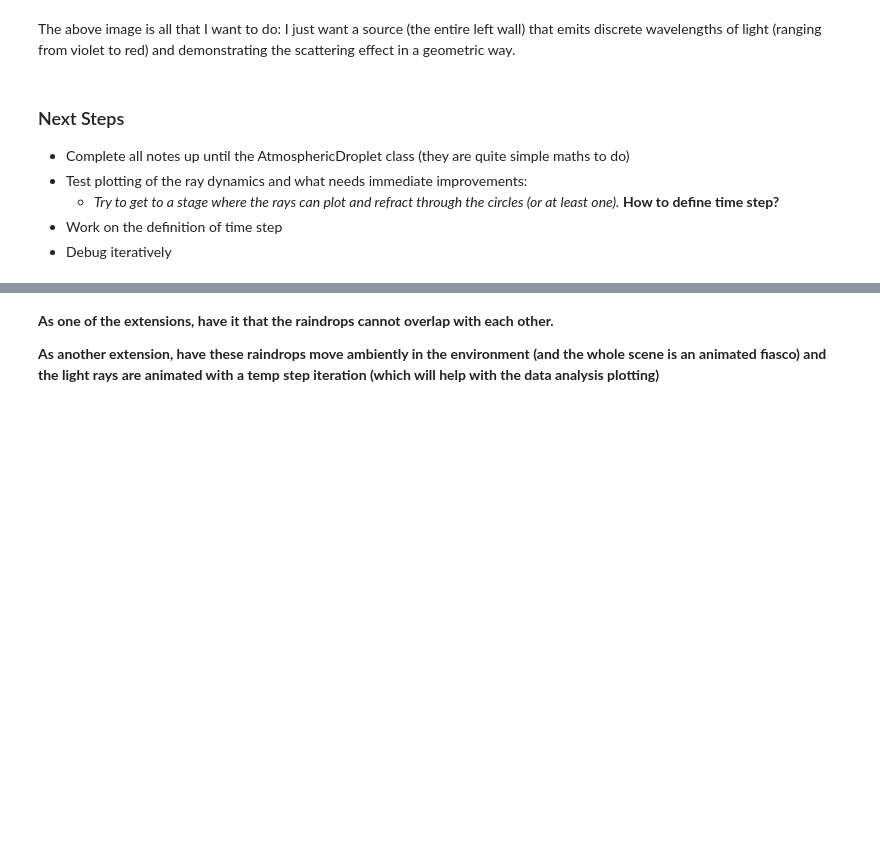
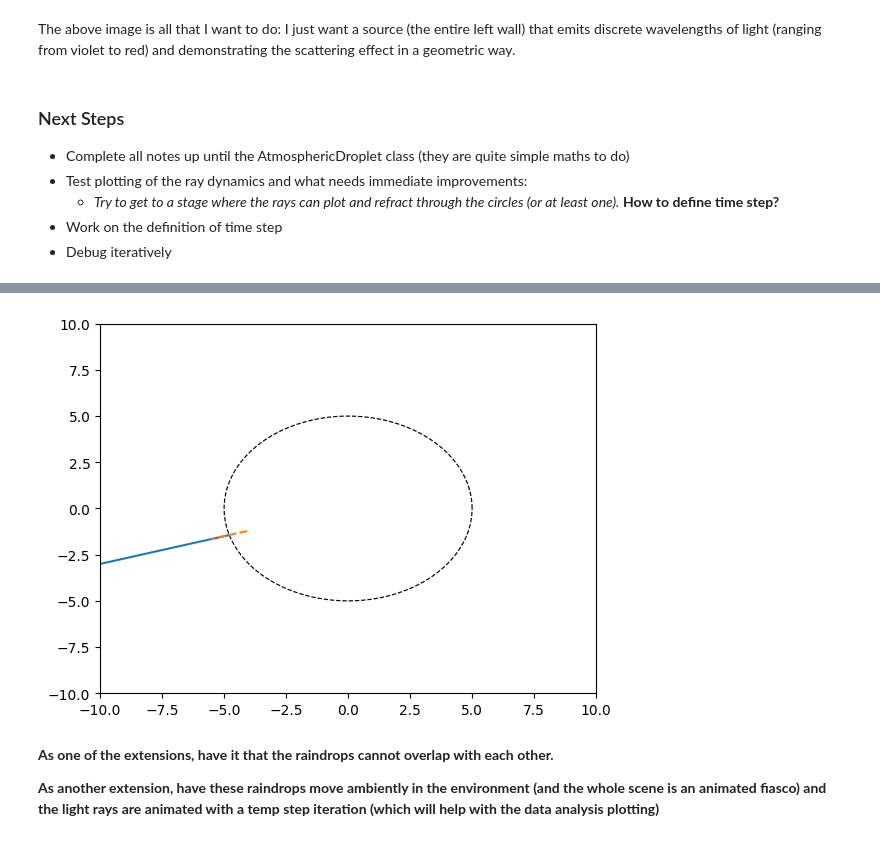
Before and after one commit to CorinnnaZ/CompChallenge, a Jupyter notebook: extension.ipynb, the cells around one changed output, grey strips where cells are left out. Saved outputs shown, nothing was run; the diff lists cells and outputs as text; code cells hidden in the pictures; blank space fills up the shorter version.

Commit message:
Still many errors

```diff
--- a/extension.ipynb
+++ b/extension.ipynb
@@ -463,0 +396,84 @@ ValueError: x and y must have same first dimension, but have shapes (9988,) and
+# %%
+# Since there are too many errors, I will write this handling again.
+"""
+SECTION I: SETUP
+Setup the droplet and ray.
+Normalise the direction of the ray to aid in vector calculations (no need for scaling stuff)
+Setup plot
+"""
+fig, ax = plt.subplots()
+
+bounds = 10
+ax.set_xlim(-bounds, bounds)
+ax.set_ylim(-bounds, bounds)
+
+# rand_list = np.random.uniform(-1,1,2)
+raindrop = RainDrop((0, 0), 5)
+ray = Ray((-bounds,-3), (10, 3), 644)
+ray.direction = ray.direction / np.linalg.norm(ray.direction)
+colour = ray.get_refractive_index()[1]
+
+circ_eq = raindrop.equation()
+
+ax.plot(circ_eq[0], circ_eq[1], 'k--', linewidth=0.85)
+
+"""
+SECTION II: GET INTERSECTION COORDINATES
+"""
+intersection_coordinates = raindrop.find_intersection(ray) # (x, y)
+
+"""
+SECTION III: CONDITIONAL LOGIC
+If intersection_coordinates is not None:
+    {similar to what I have done}
+Else:
+    Plot the ray line between the domain of the plot - which will be defined in the earlier plot setup
+"""
+if intersection_coordinates is not None:
+    # plot incident
+    # simply plot from ray start to intersection point
+    plt.plot([ray.position[0], intersection_coordinates[0]], [ray.position[1], intersection_coordinates[1]])
+
+
+    # plot normal
+    normal_vector, m = raindrop.get_surface_normal(intersection_coordinates)
+    ## have a fixed length for the normal line
+    ## set ranges of randomised raindrop radii to make sure that this normal length won't be too much
+    ## otherwise, disable it
+    norm_len = 0.75 # actually half of the normal length
+    x_normal = [intersection_coordinates[0] - (norm_len * normal_vector[0]), intersection_coordinates[0] + (norm_len * normal_vector[0])]
+    y_normal = [intersection_coordinates[1] - (norm_len * normal_vector[1]), intersection_coordinates[1] + (norm_len * normal_vector[1])]
+    plt.plot(x_normal, y_normal, '--', label='normal')
+
+
+    # plot refracted
+    ray_vector = raindrop.refraction_ray(ray, intersection_coordinates)
+    ry, rx = ray_vector[0], ray_vector[1]
+    ## how to handle this later when the other intersection point could come into play
+    ## have another embedded conditional, checking if another intersection has happened with this and the other side of the ray
+    t = np.linspace(0, 400, 1200)
+
+    xi, yi = intersection_coordinates[0], intersection_coordinates[1]
+    ray_x = xi + (t * rx)
+    ray_y = yi + (t * ry)
+
+    plt.plot([xi, ray_x], [yi, ray_y])
+
+else:
+    print("These rays do not intersect")
+    ### just make the ray fill the bounds
+    t = np.linspace(0, 400, 1200)
+    r1, r2 = ray.position[0], ray.position[1]
+    rx = r1 + (t * ray.direction[0])
+    ry = r2 + (t * ray.direction[1])
+    plt.plot(rx, ry, '--', color=colour,)
+
+
+"""
+SECTION IV: FINALISING STUFF
+As said, nothing too fancy - probably just plt.show()
+"""
+ax.grid()
+ax.set_aspect(1)
+plt.show()
+# %% [output]
@@ -464,3 +482,4 @@ ValueError: x and y must have same first dimension, but have shapes (9988,) and
+[figure, added]
 # %% [markdown]
 **As one of the extensions, have it that the raindrops cannot overlap with each other.**
 
```
Also changed, not shown: parts of 5 cells of this notebook.
